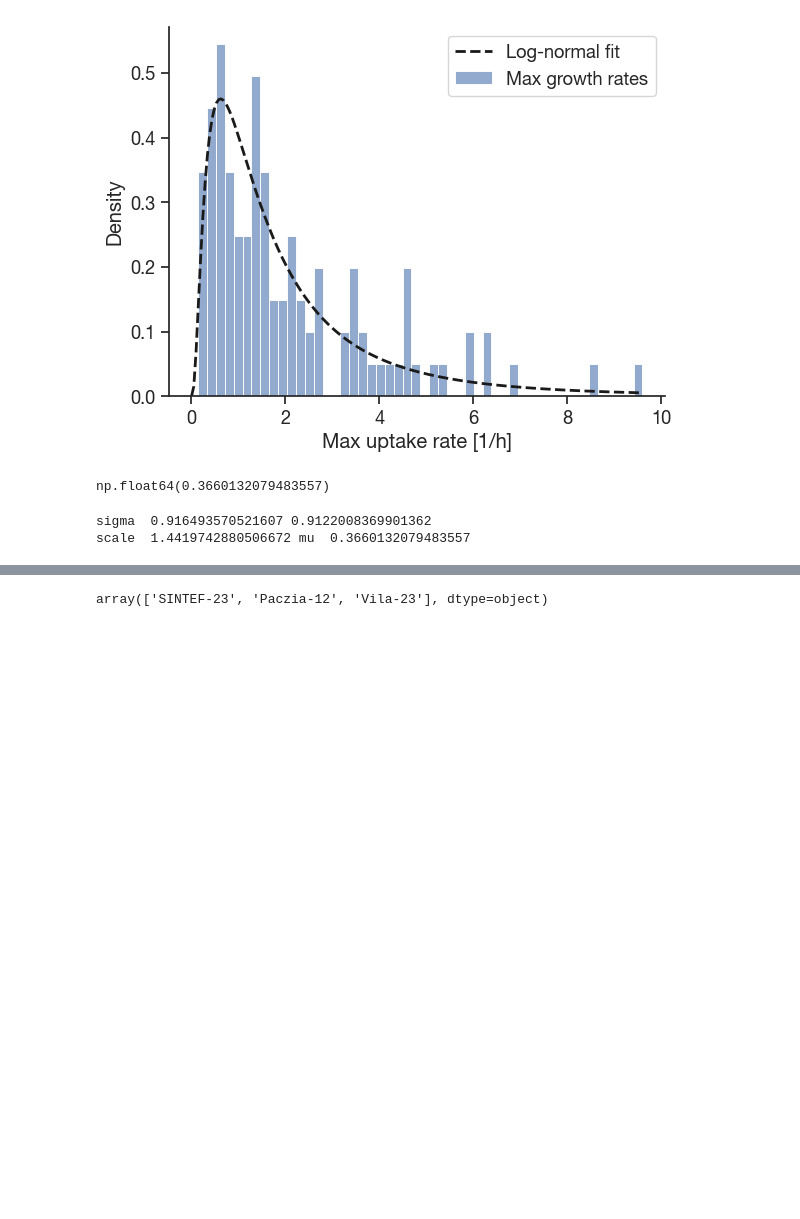
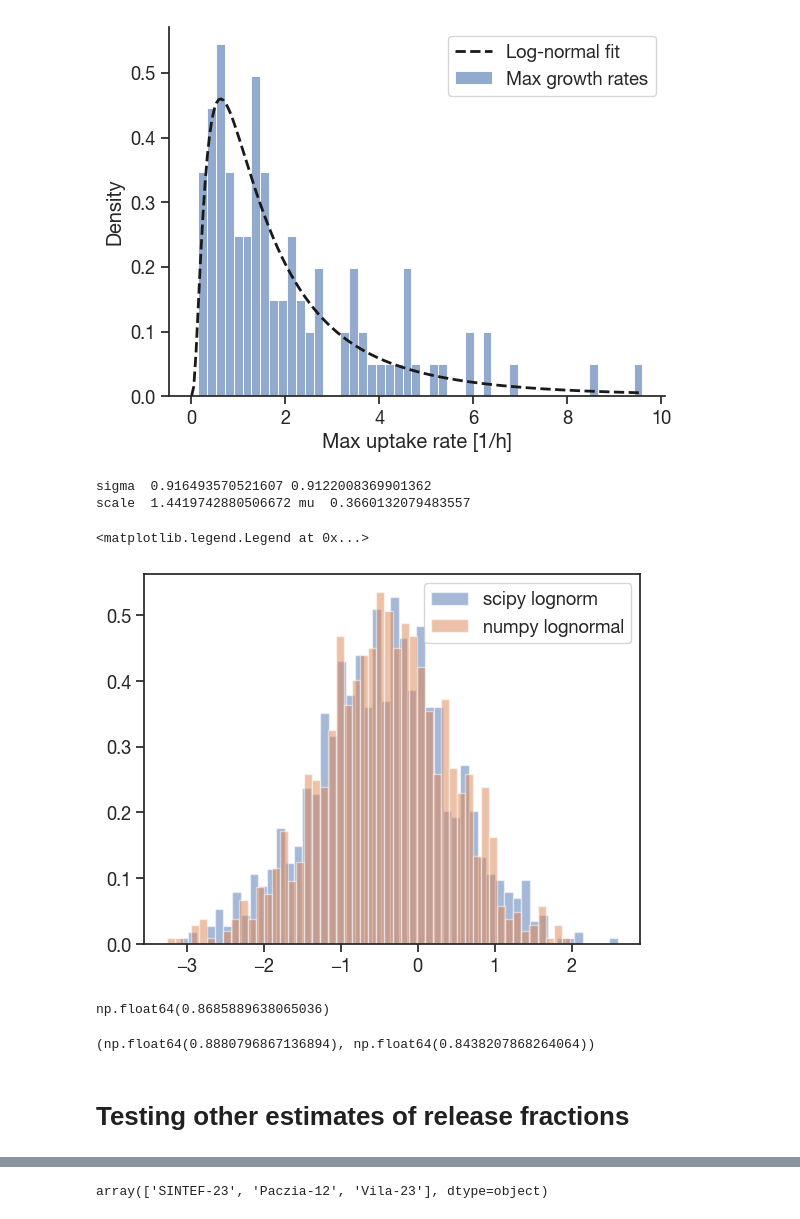
Before and after one commit to sulheim/coexistence, a Jupyter notebook: notebooks/6_CRM/6A_extract_parameters.ipynb, the cells around one changed output, grey strips where cells are left out. Saved outputs shown, nothing was run; the diff lists cells and outputs as text; code cells hidden in the pictures; blank space fills up the shorter version.

```diff
--- a/notebooks/6_CRM/6A_extract_parameters.ipynb
+++ b/notebooks/6_CRM/6A_extract_parameters.ipynb
@@ -67,10 +67,6 @@ print(loc)
 Fitted log-normal parameters for uptake rates (from fixed yield) = 0.91, scale = 1.44
 0
 [figure]
-# %%
-np.log(uptake_rates).mean()the
-# %% [output]
-np.float64(0.3660132079483557)
 # %%
 
 print('sigma ', np.log(uptake_rates).std(), shape)
@@ -78,6 +74,25 @@ print('scale ', np.exp(np.log(uptake_rates).mean()), 'mu ', np.log(uptake_rates)
 # %% [output]
 sigma  0.916493570521607 0.9122008369901362
 scale  1.4419742880506672 mu  0.3660132079483557
+# %%
+sps  = st.lognorm.rvs(2, loc = 0, scale = np.exp(-1), size=1000)
+nps = np.random.lognormal(mean = -1, sigma = 2, size=1000)
+plt.hist(np.log10(sps), bins=50, alpha=0.5, label='scipy lognorm', density=True)
+plt.hist(np.log10(nps), bins=50, alpha=0.5, label='numpy lognormal', density=True)
+plt.legend()
+# %% [output]
+<matplotlib.legend.Legend at 0x...>
+[figure, added]
+# %%
+np.log10(np.exp(2))
+# %% [output]
+np.float64(0.8685889638065036)
+# %%
+np.log10(sps).std(), np.log10(nps).std()
+# %% [output]
+(np.float64(0.8880796867136894), np.float64(0.8438207868264064))
+# %% [markdown]
+# Testing other estimates of release fractions
 # %%
 # Get disitrbution of rates from Sulheim et al., 2025
 fn = data_folder / "sulheim_2025_rates.csv"
```
Also changed, not shown: parts of 1 cell of this notebook, 38 other files.
